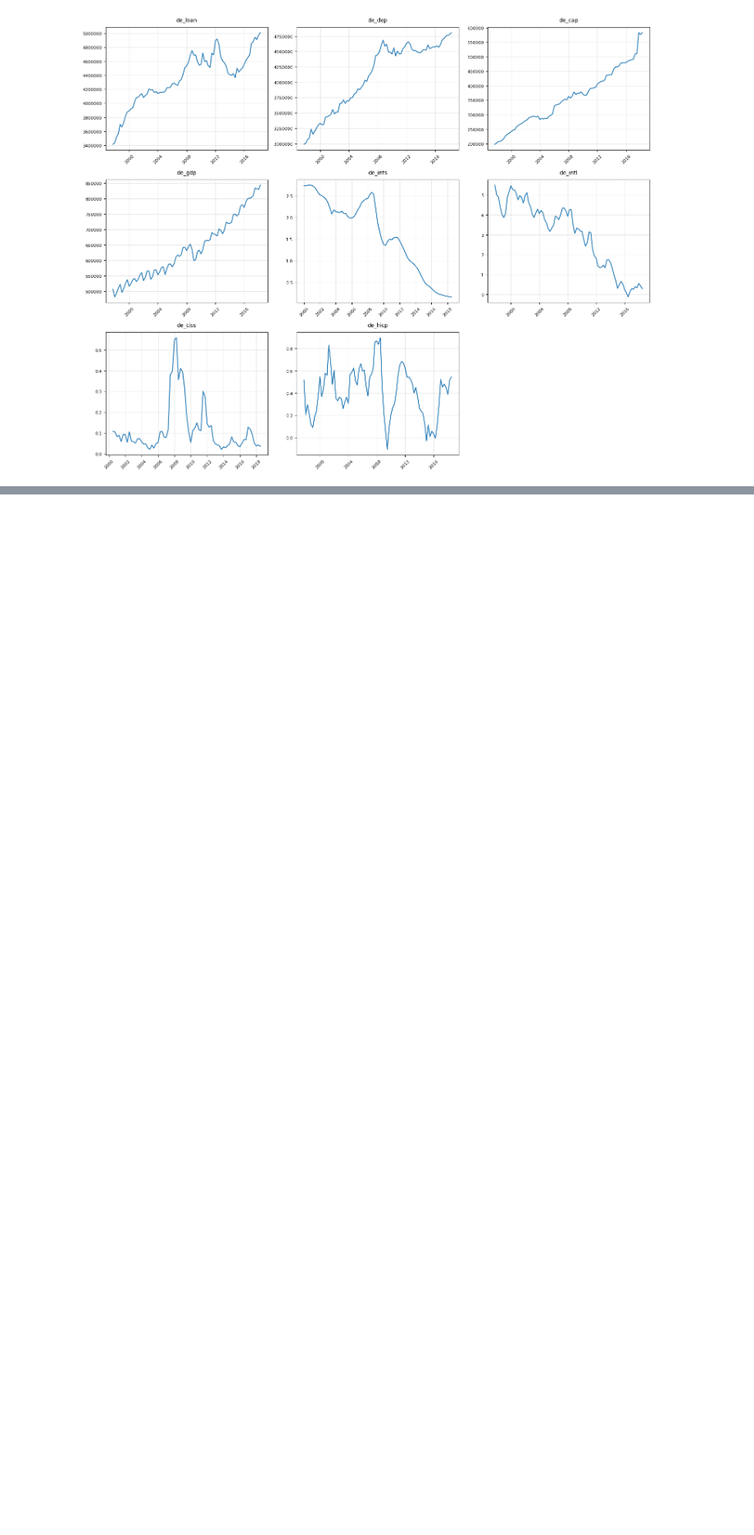
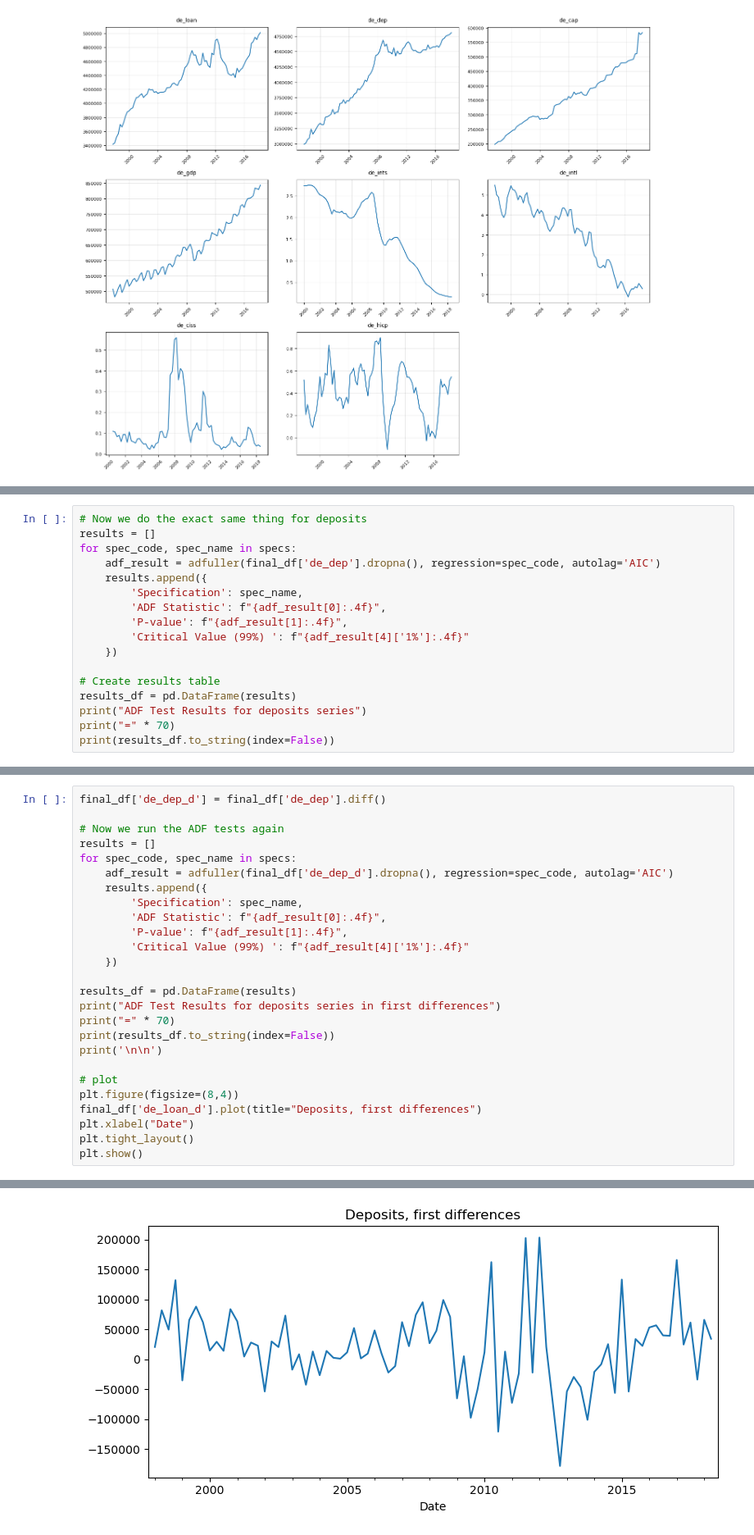
Before and after one commit to hugobrrss/FBF, a Jupyter notebook: FBF_TimeSeries_LiveClasses.ipynb, the cells around one changed output, grey strips where cells are left out. Shown at 82% size. Saved outputs shown, nothing was run; the diff lists cells and outputs as text; blank space fills up the shorter version.

```diff
--- a/FBF_TimeSeries_LiveClasses.ipynb
+++ b/FBF_TimeSeries_LiveClasses.ipynb
@@ -220,0 +379,17 @@ plt.show()
+# %%
+# Now we do the exact same thing for deposits
+results = []
+for spec_code, spec_name in specs:
+    adf_result = adfuller(final_df['de_dep'].dropna(), regression=spec_code, autolag='AIC')
+    results.append({
+        'Specification': spec_name,
+        'ADF Statistic': f"{adf_result[0]:.4f}",
+        'P-value': f"{adf_result[1]:.4f}",
+        'Critical Value (99%) ': f"{adf_result[4]['1%']:.4f}"
+    })
+
+# Create results table
+results_df = pd.DataFrame(results)
+print("ADF Test Results for deposits series")
+print("=" * 70)
+print(results_df.to_string(index=False))
@@ -220,0 +403,27 @@ plt.show()
+# %%
+final_df['de_dep_d'] = final_df['de_dep'].diff()
+
+# Now we run the ADF tests again
+results = []
+for spec_code, spec_name in specs:
+    adf_result = adfuller(final_df['de_dep_d'].dropna(), regression=spec_code, autolag='AIC')
+    results.append({
+        'Specification': spec_name,
+        'ADF Statistic': f"{adf_result[0]:.4f}",
+        'P-value': f"{adf_result[1]:.4f}",
+        'Critical Value (99%) ': f"{adf_result[4]['1%']:.4f}"
+    })
+
+results_df = pd.DataFrame(results)
+print("ADF Test Results for deposits series in first differences")
+print("=" * 70)
+print(results_df.to_string(index=False))
+print('\n\n')
+
+# plot
+plt.figure(figsize=(8,4))
+final_df['de_loan_d'].plot(title="Deposits, first differences")
+plt.xlabel("Date")
+plt.tight_layout()
+plt.show()
+# %% [output]
@@ -220,0 +436 @@ plt.show()
+[figure, added]
```
Also changed, not shown: parts of 25 cells of this notebook.
